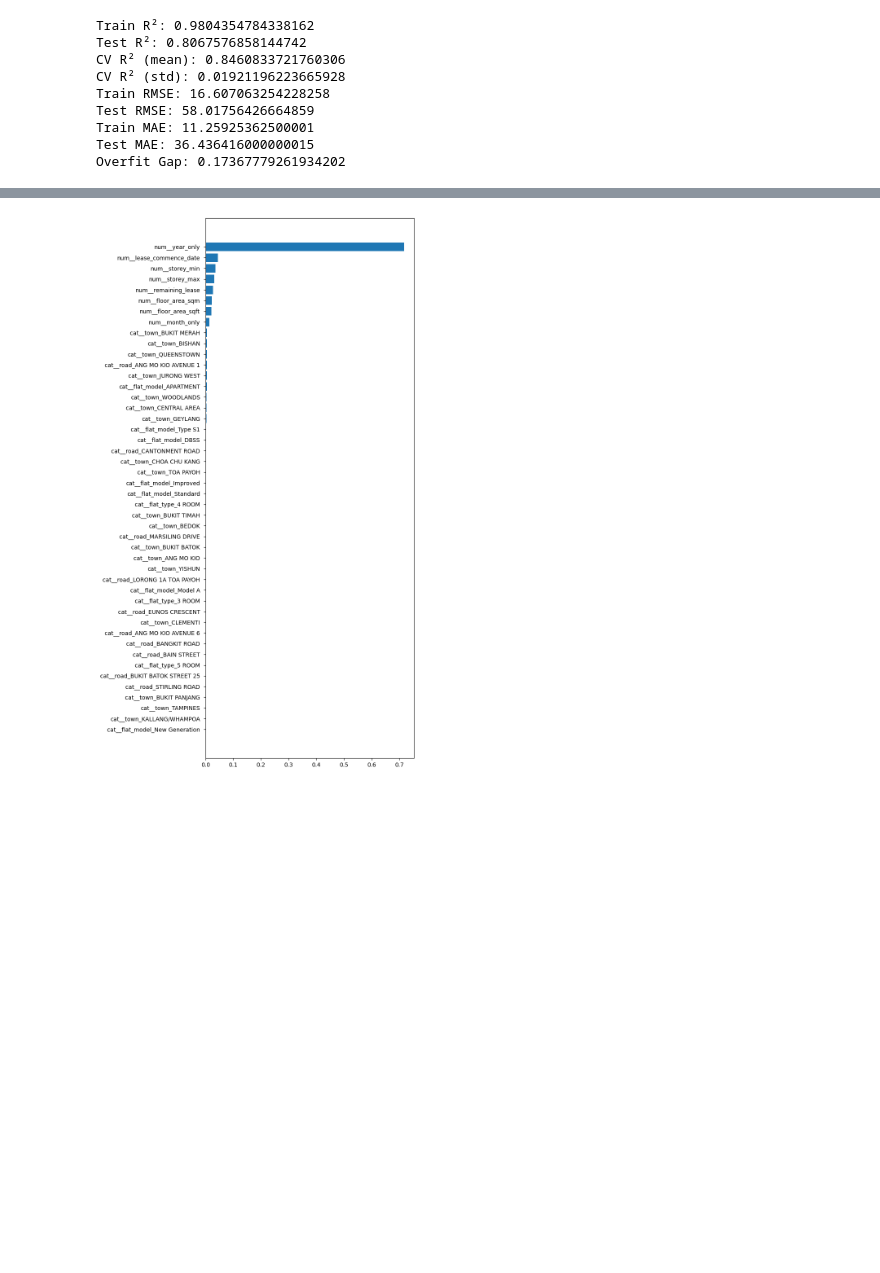
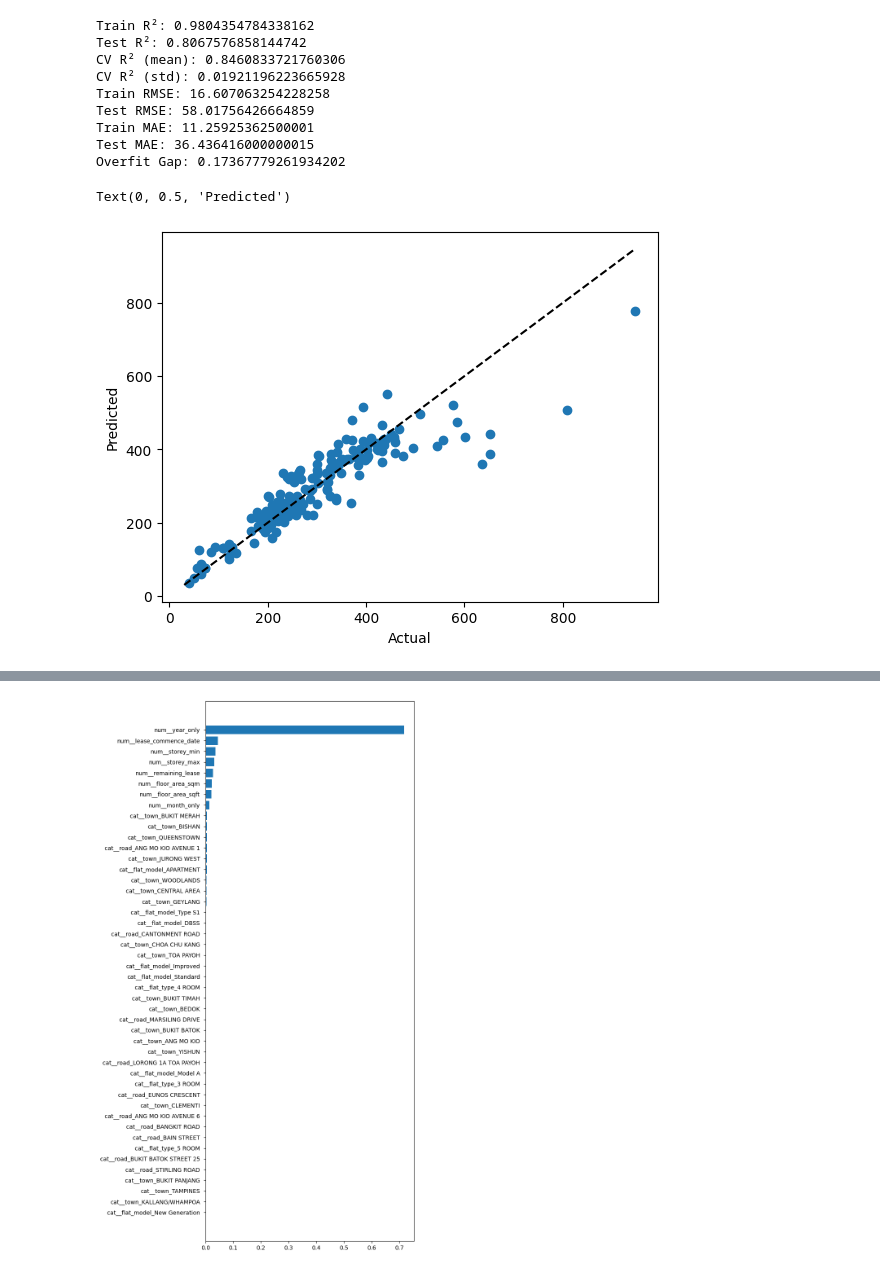
Before and after one commit to mohamed-ahshik/htx_xdata_tech_interview, a Jupyter notebook: notebooks/model_prediction.ipynb, the cells around one changed output, grey strips where cells are left out. Saved outputs shown, nothing was run; the diff lists cells and outputs as text; code cells hidden in the pictures; blank space fills up the shorter version.

```diff
--- a/notebooks/model_prediction.ipynb
+++ b/notebooks/model_prediction.ipynb
@@ -732,3 +732,11 @@ Test RMSE: 58.01756426664859
 Train MAE: 11.25925362500001
 Test MAE: 36.436416000000015
 Overfit Gap: 0.17367779261934202
+# %%
+plt.scatter(y_test, y_pred_test)
+plt.plot([y.min(), y.max()], [y.min(), y.max()], 'k--')
+plt.xlabel("Actual")
+plt.ylabel("Predicted")
+# %% [output]
+Text(0, 0.5, 'Predicted')
+[figure, added]
```
Also changed, not shown: parts of 3 cells of this notebook.
